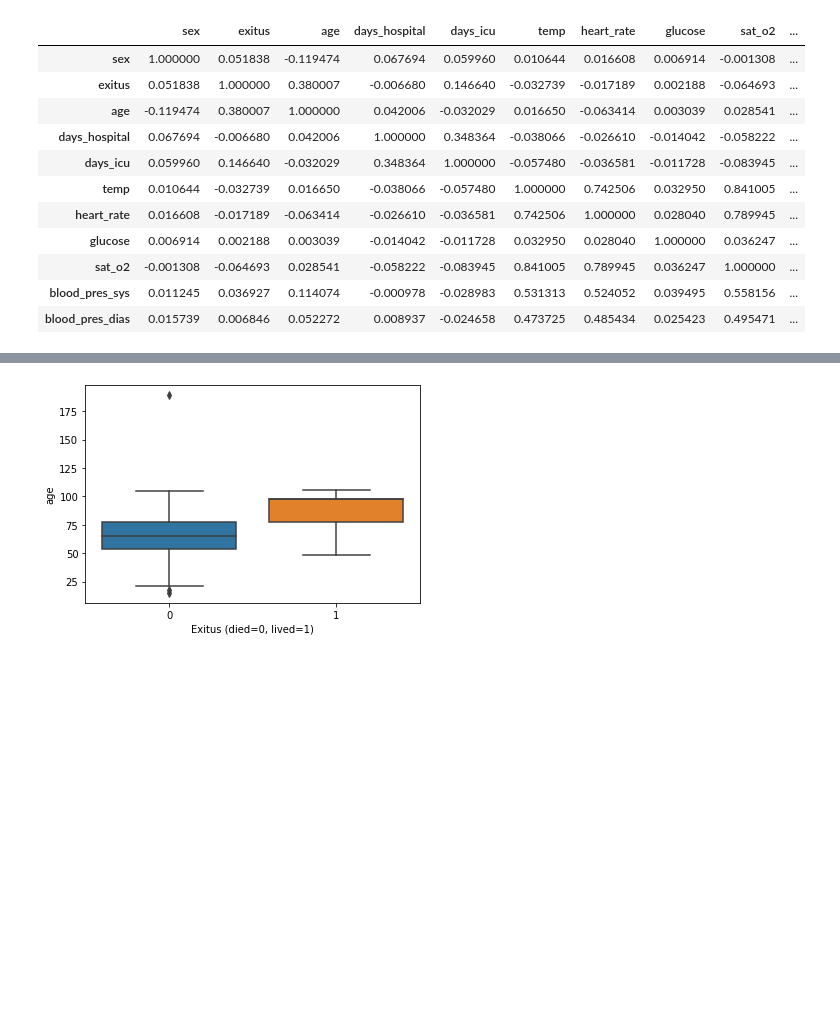
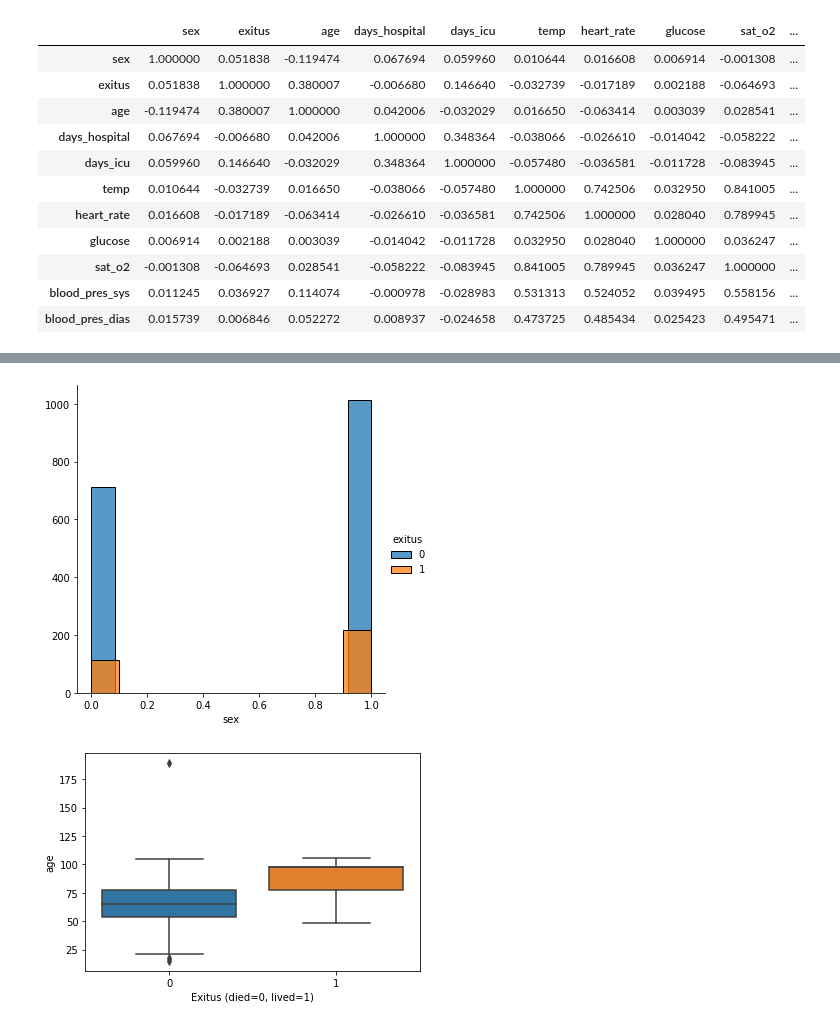
Before and after one commit to lesmesrafa/covid19-analytics, a Jupyter notebook: main_code.ipynb, the cells around one changed output, grey strips where cells are left out. Saved outputs shown, nothing was run; the diff lists cells and outputs as text; code cells hidden in the pictures; blank space fills up the shorter version.

```diff
--- a/main_code.ipynb
+++ b/main_code.ipynb
@@ -546,3 +546,8 @@ plt.show()
+# %%
+sns.FacetGrid(df_preprocessed, hue="exitus", height=5).map(sns.histplot, "sex").add_legend()
+plt.show()
+# %% [output]
+[figure, added]
 # %%
 sns.boxplot(x="exitus", y="age", data=df_preprocessed)
 plt.xlabel('Exitus (died=0, lived=1)', fontsize=10)
```
Also changed, not shown: parts of 72 cells of this notebook.
